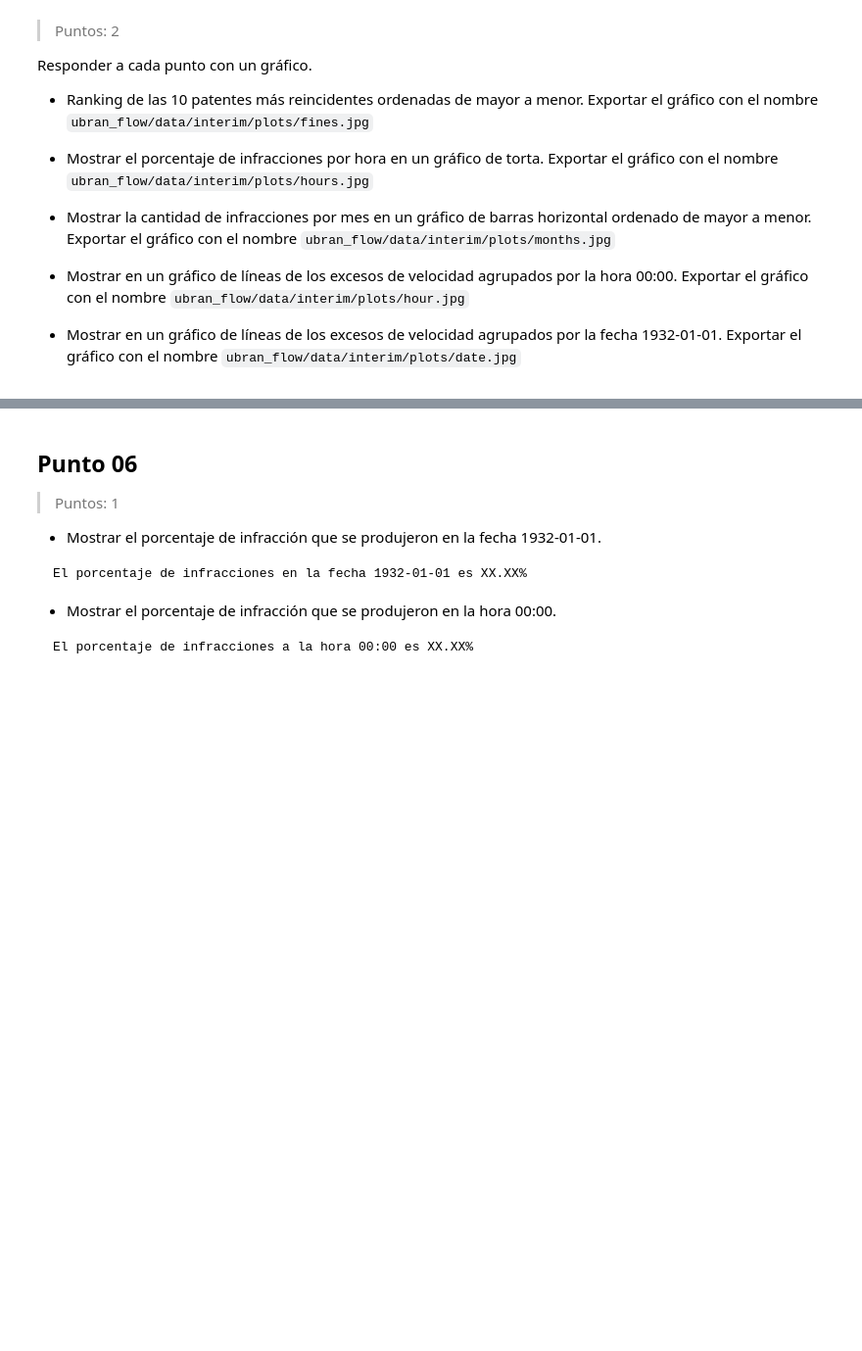
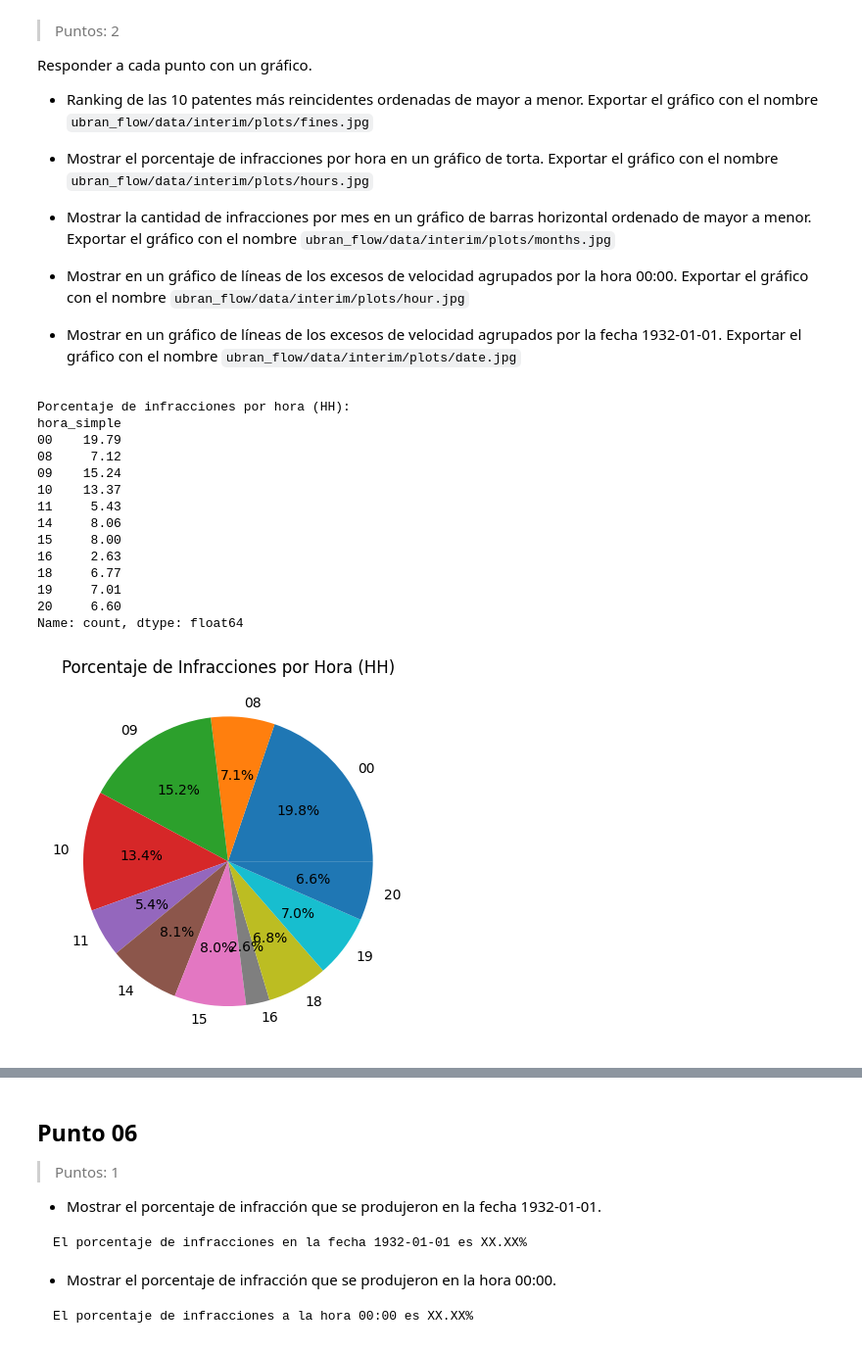
Before and after one commit to ckriztian/lcd-tp-urban-flow, a Jupyter notebook: 01_Flujo_Urbano-Vera_Cristian-Verdun_Dario-Sanchez_Sergio-Saldivia_Eduardo.ipynb, the cells around one changed output, grey strips where cells are left out. Shown at 98% size. Saved outputs shown, nothing was run; the diff lists cells and outputs as text; code cells hidden in the pictures; blank space fills up the shorter version.

Commit message:
Se agrega gráfico de torta de infracciones por hora (HH) a ubran_flow/data/interim/plots/hours.jpg

```diff
--- a/01_Flujo_Urbano-Vera_Cristian-Verdun_Dario-Sanchez_Sergio-Saldivia_Eduardo.ipynb
+++ b/01_Flujo_Urbano-Vera_Cristian-Verdun_Dario-Sanchez_Sergio-Saldivia_Eduardo.ipynb
@@ -1087,3 +1035,45 @@ Responder a cada punto con un gráfico.
 - Mostrar en un gráfico de líneas de los excesos de velocidad agrupados por la hora 00:00. Exportar el gráfico con el nombre `ubran_flow/data/interim/plots/hour.jpg`
 
 - Mostrar en un gráfico de líneas de los excesos de velocidad agrupados por la fecha 1932-01-01. Exportar el gráfico con el nombre `ubran_flow/data/interim/plots/date.jpg`
+# %%
+#@title Eercicio 5.2 Porcentaje de infracciones por hora (agrupado por HH)
+
+# Extraer solo la hora (00 a 23)
+df_infractores["hora_simple"] = df_infractores["hora"].str[:2]
+
+# Conteo por hora
+conteo_horas = df_infractores["hora_simple"].value_counts().sort_index()
+
+# Porcentaje
+porcentaje_horas = (conteo_horas / len(df_infractores)) * 100
+
+# Mostrar valores
+print("Porcentaje de infracciones por hora (HH):")
+print(porcentaje_horas.round(2))
+
+# Gráfico de torta
+plt.figure()
+conteo_horas.plot(kind="pie", autopct="%1.1f%%")
+plt.title("Porcentaje de Infracciones por Hora (HH)")
+plt.ylabel("")
+
+# Exportar
+plt.savefig("urban_flow/data/interim/plots/hours.jpg")
+
+plt.show()
+# %% [output]
+Porcentaje de infracciones por hora (HH):
+hora_simple
+00    19.79
+08     7.12
+09    15.24
+10    13.37
+11     5.43
+14     8.06
+15     8.00
+16     2.63
+18     6.77
+19     7.01
+20     6.60
+Name: count, dtype: float64
+[figure, added]
```
Also changed, not shown: parts of 17 cells of this notebook.
